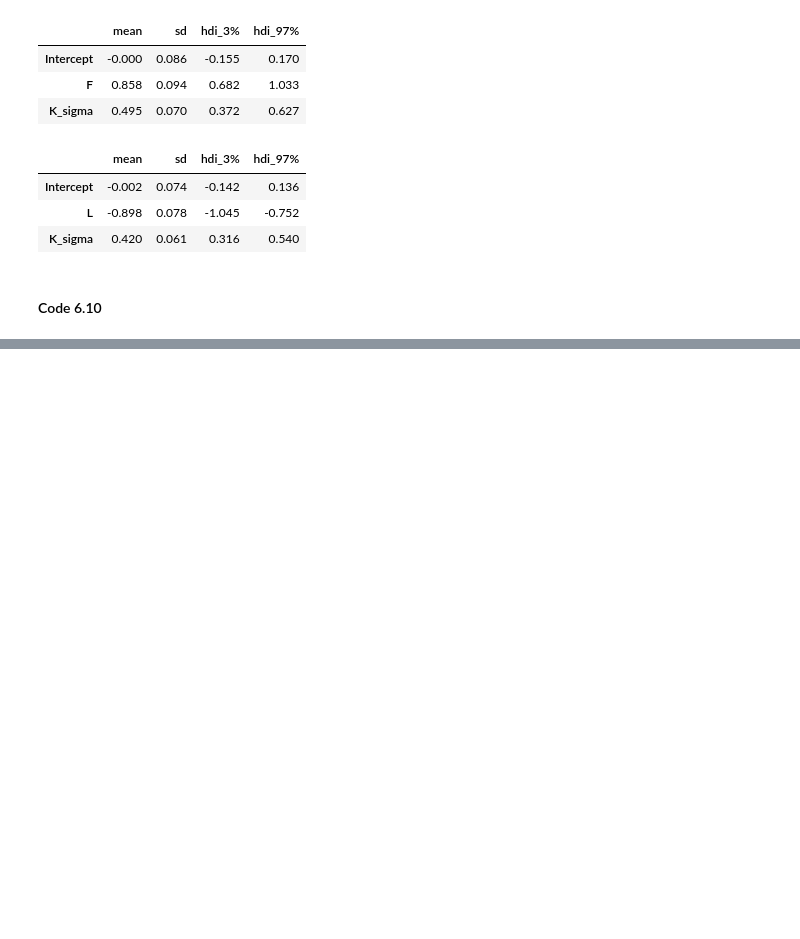
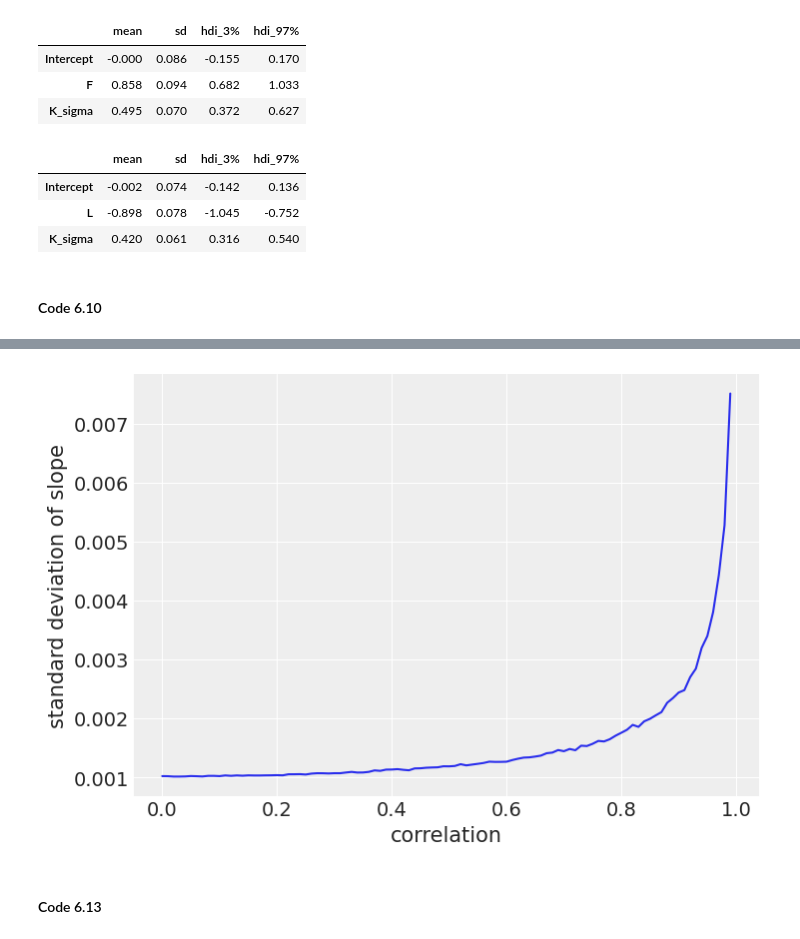
Before and after one commit to bambinos/educational-resources, a Jupyter notebook: Rethinking/Chp_06.ipynb, the cells around one changed output, grey strips where cells are left out. Drawn from its saved outputs; the diff is of its cells as text; code cells hidden in the pictures; blank space fills up the shorter version.

```diff
--- a/Rethinking/Chp_06.ipynb
+++ b/Rethinking/Chp_06.ipynb
@@ -213,0 +222,25 @@ az.plot_pair(d[["kcal.per.g", "perc.fat", "perc.lactose"]].to_dict("list"));
+# %%
+d = pd.read_csv("data/milk.csv")
+# %%
+def sim_coll(r=0.9):
+    x = np.random.normal(
+        loc=r * d["perc.fat"],
+        scale=np.sqrt((1 - r ** 2) * np.var(d["perc.fat"]))
+    )
+    endog = sm.add_constant(np.vstack([d["perc.fat"], x]).T)
+    model_fit = sm.OLS(d["kcal.per.g"], endog).fit()
+    return np.sqrt(np.diag(model_fit.cov_params())[1]) # stddev of parameter
+
+def rep_sim_coll(r=0.9, n=100):
+    return np.mean([sim_coll(r) for i in range(n)])
+
+r_seq = np.arange(0, 1, 0.01)
+stddev = stdev = list(map(rep_sim_coll, r_seq))
+
+plt.plot(r_seq, stdev)
+plt.xlabel("correlation")
+plt.ylabel("standard deviation of slope");
+# %% [output]
+[figure, added]
+# %% [markdown]
+#### Code 6.13
```
Also changed, not shown: parts of 50 cells of this notebook.
